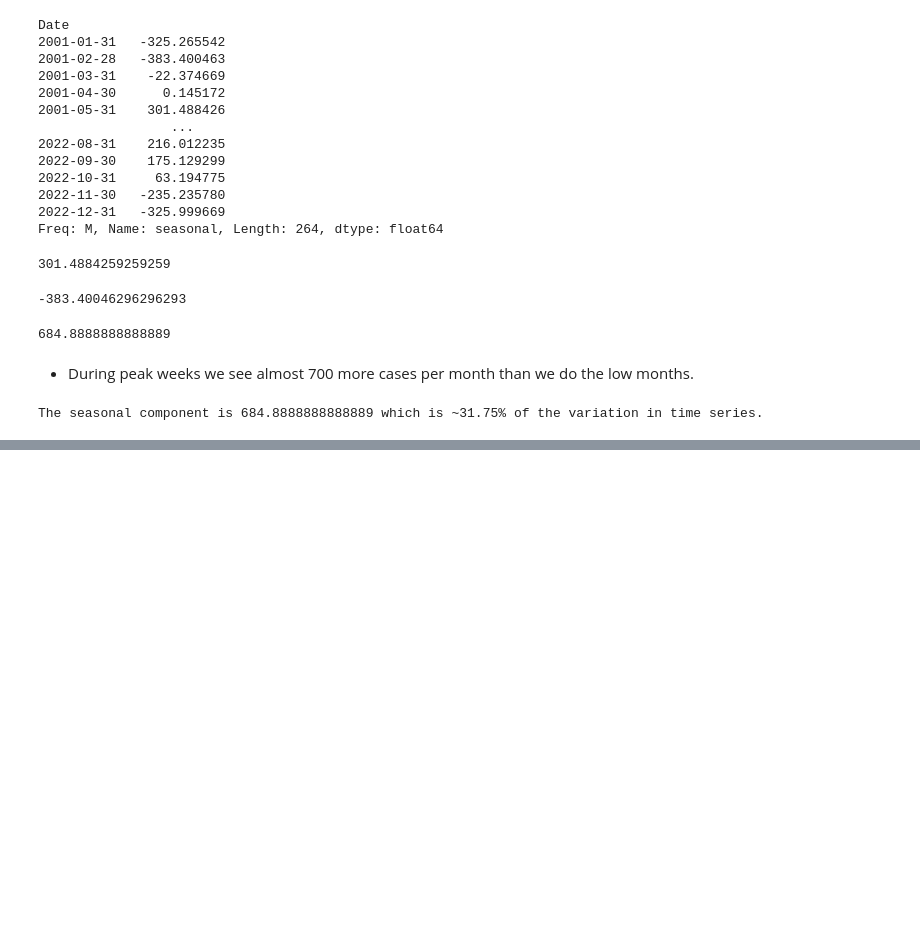
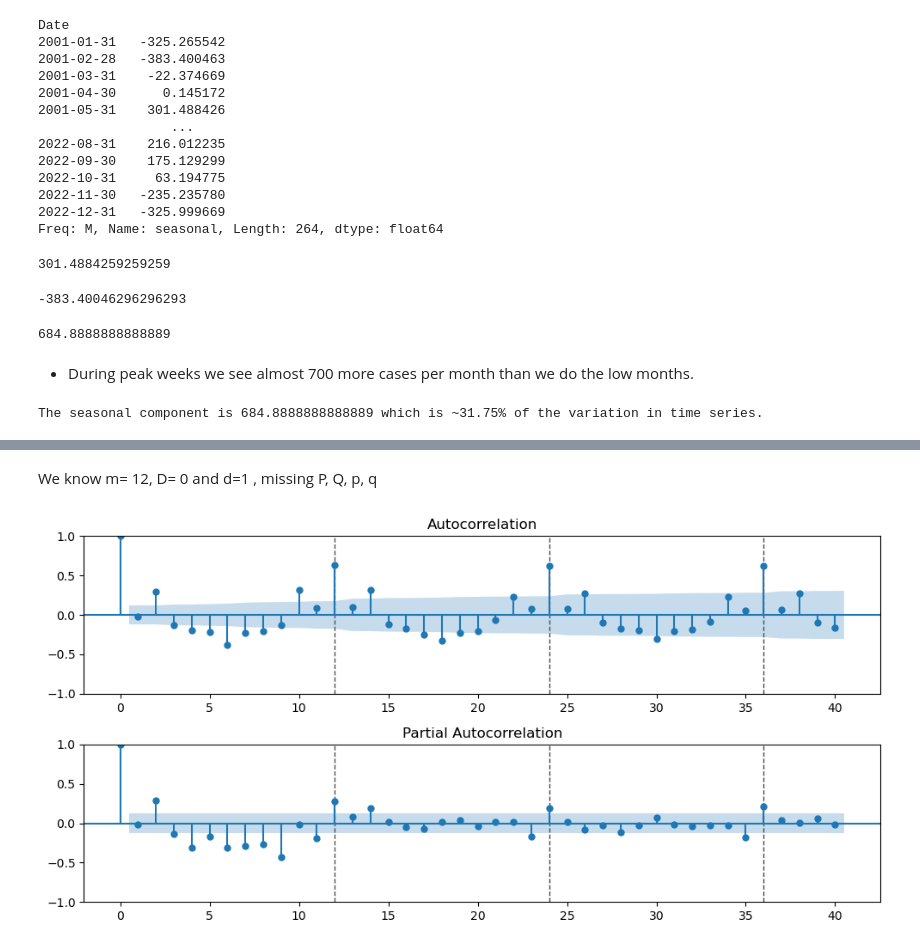
Before and after one commit to lrnrdr/Project-3-Part-1-Core, a Jupyter notebook: Project 3.ipynb, the cells around one changed output, grey strips where cells are left out. Drawn from its saved outputs; the diff is of its cells as text; code cells hidden in the pictures; blank space fills up the shorter version.

```diff
--- a/Project 3.ipynb
+++ b/Project 3.ipynb
@@ -356,0 +527,9 @@ The seasonal component is 684.8888888888889 which is ~31.75% of the variation in
+# %% [markdown]
+We know m= 12, D= 0 and d=1  , missing P, Q, p, q
+# %%
+# look at dotted lines show at sesaonal level look at these to choose P and Q
+# lower case p and q need to look at whole plot
+# because there is no clear patters on acf and pcf plots will use P,Q,p,q set to 1 on next steps
+plot_acf_pacf(ts_diff, m=12, annotate_seas=True);
+# %% [output]
+[figure, added]
```
Also changed, not shown: parts of 13 cells of this notebook.
